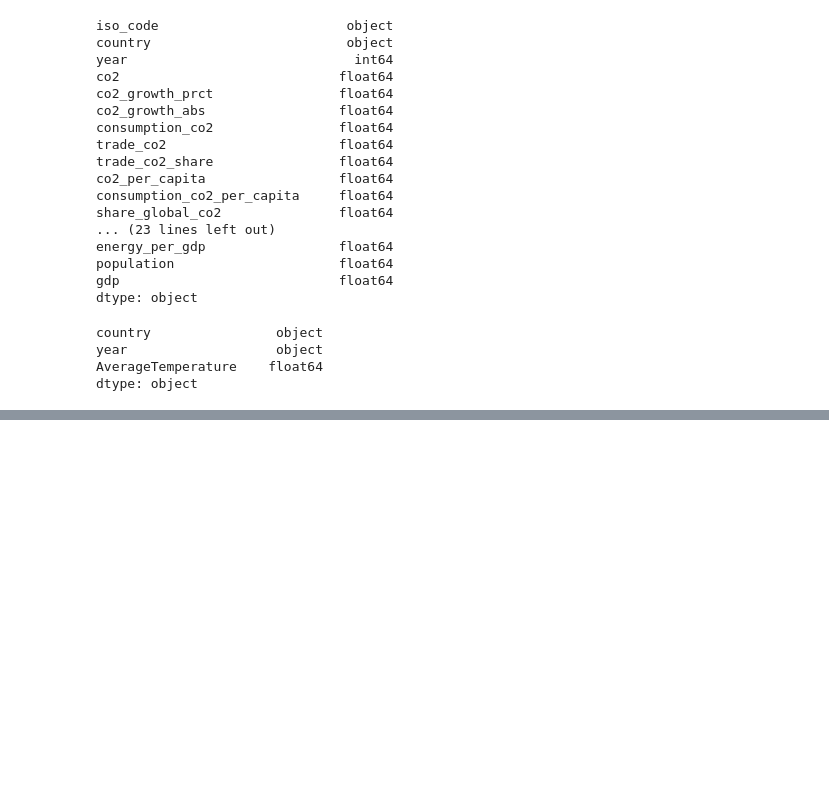
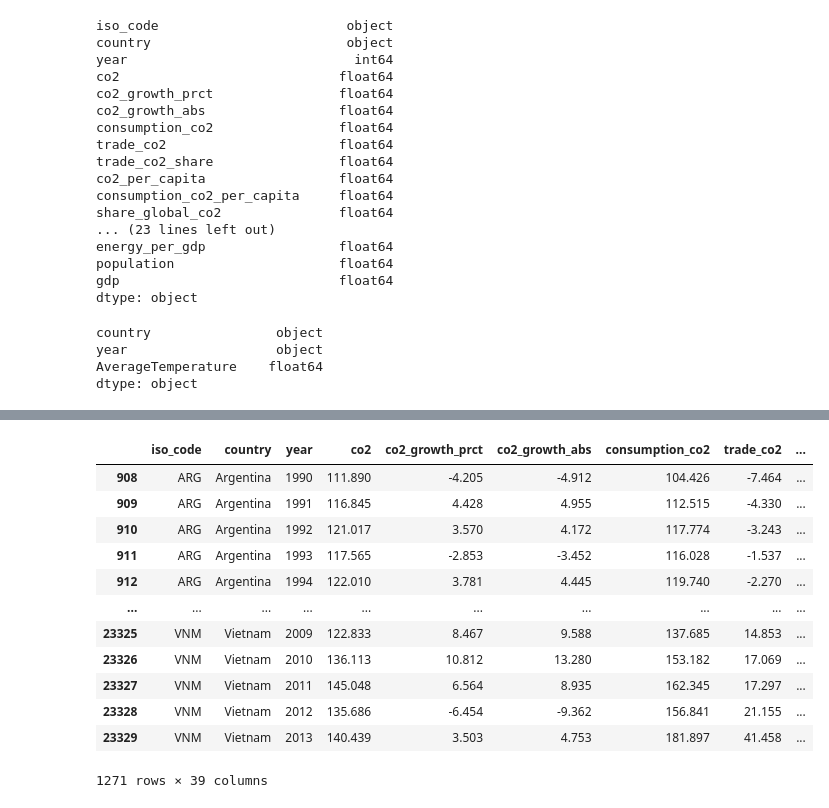
Before and after one commit to CUDAEnviron/Environmental_Proj, a Jupyter notebook: cleaning and exploratory analysis.ipynb, the cells around one changed output, grey strips where cells are left out. Saved outputs shown, nothing was run; the diff lists cells and outputs as text; code cells hidden in the pictures; blank space fills up the shorter version.

Commit message:
merged the datasets and more exploring

```diff
--- a/cleaning and exploratory analysis.ipynb
+++ b/cleaning and exploratory analysis.ipynb
@@ -196,5 +161,8 @@ dtype: object
+# %%
+# convert year to int for better merging
+clean_temps['year'] = clean_temps['year'].astype(int)
 # %%
 #merge temp and co2 dataframes
-co2_temp = pd.merge(co2_df, clean_temps, how='left', left_on=['country'], right_on=['year'])
+co2_temp = pd.merge(co2_df, clean_temps, how='left',on = ['country', 'year'])
 co2_temp
 # %% [output]
@@ -213,0 +212,18 @@ co2_temp
+# %%
+#drop NAs from merged data
+co2_temp = co2_temp.dropna()
+co2_temp
+# %% [output]
+|  | iso_code | country | year | co2 | co2_growth_prct | co2_growth_abs | consumption_co2 | trade_co2 | ... |
+| 908 | ARG | Argentina | 1990 | 111.890 | -4.205 | -4.912 | 104.426 | -7.464 | ... |
+| 909 | ARG | Argentina | 1991 | 116.845 | 4.428 | 4.955 | 112.515 | -4.330 | ... |
+| 910 | ARG | Argentina | 1992 | 121.017 | 3.570 | 4.172 | 117.774 | -3.243 | ... |
+| 911 | ARG | Argentina | 1993 | 117.565 | -2.853 | -3.452 | 116.028 | -1.537 | ... |
+| 912 | ARG | Argentina | 1994 | 122.010 | 3.781 | 4.445 | 119.740 | -2.270 | ... |
+| ... | ... | ... | ... | ... | ... | ... | ... | ... | ... |
+| 23325 | VNM | Vietnam | 2009 | 122.833 | 8.467 | 9.588 | 137.685 | 14.853 | ... |
+| 23326 | VNM | Vietnam | 2010 | 136.113 | 10.812 | 13.280 | 153.182 | 17.069 | ... |
+| 23327 | VNM | Vietnam | 2011 | 145.048 | 6.564 | 8.935 | 162.345 | 17.297 | ... |
+| 23328 | VNM | Vietnam | 2012 | 135.686 | -6.454 | -9.362 | 156.841 | 21.155 | ... |
+| 23329 | VNM | Vietnam | 2013 | 140.439 | 3.503 | 4.753 | 181.897 | 41.458 | ... |
+1271 rows × 39 columns
```
Also changed, not shown: parts of 11 cells of this notebook, 1 other file.
